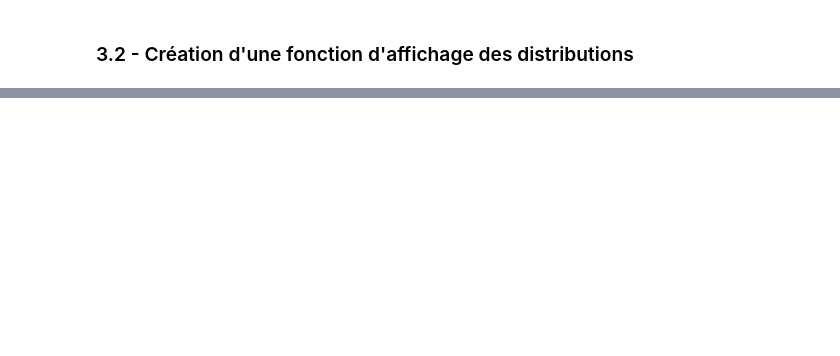
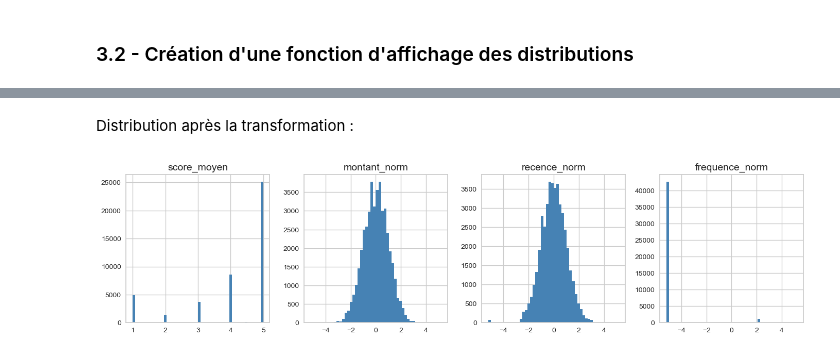
Before and after one commit to ludovic-source/Data_scientist_formation, a Jupyter notebook: projet_5/Projet_5_simulation.ipynb, the cells around one changed output, grey strips where cells are left out. Drawn from its saved outputs; the diff is of its cells as text; code cells hidden in the pictures; blank space fills up the shorter version.

```diff
--- a/projet_5/Projet_5_simulation.ipynb
+++ b/projet_5/Projet_5_simulation.ipynb
@@ -339,0 +368,6 @@ print_features_distribution(df)
+# %% [markdown]
+Distribution après la transformation :
+# %%
+print_features_distribution(X_0)
+# %% [output]
+[figure, added]
```
Also changed, not shown: parts of 21 cells of this notebook.
